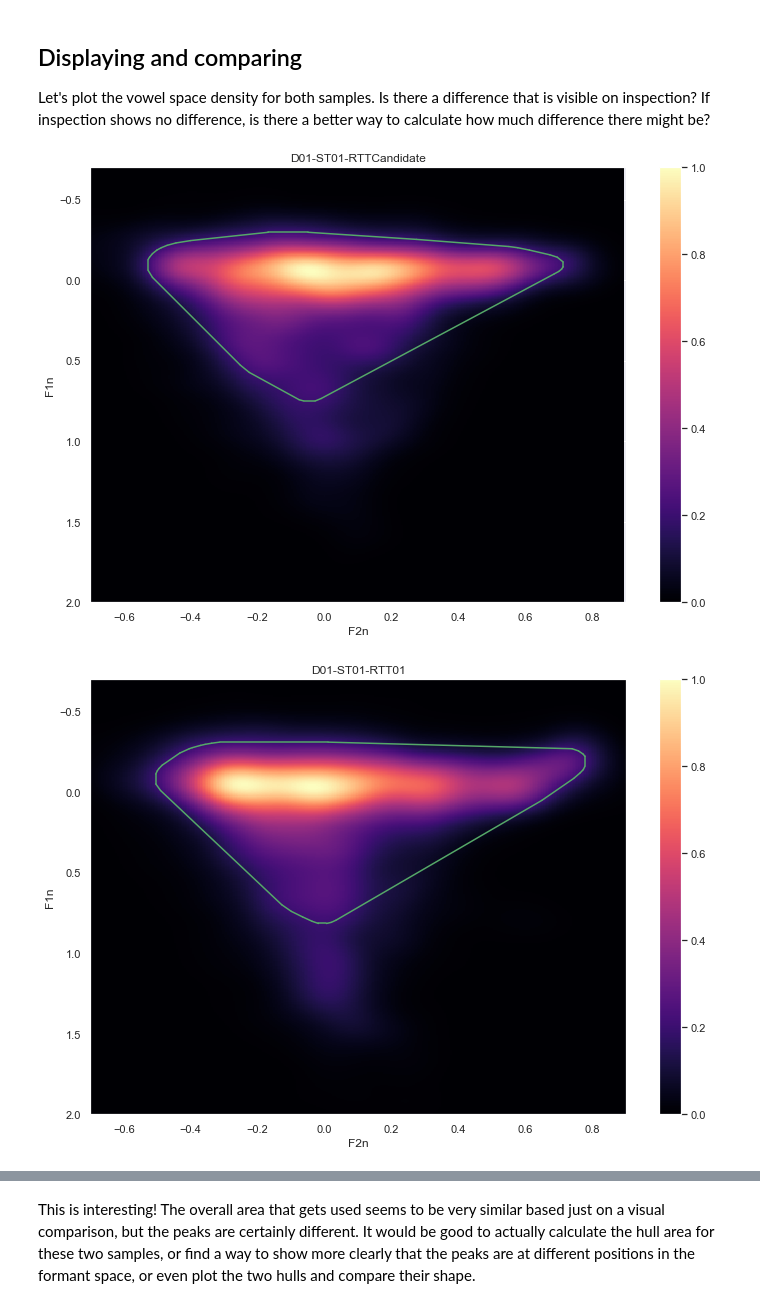
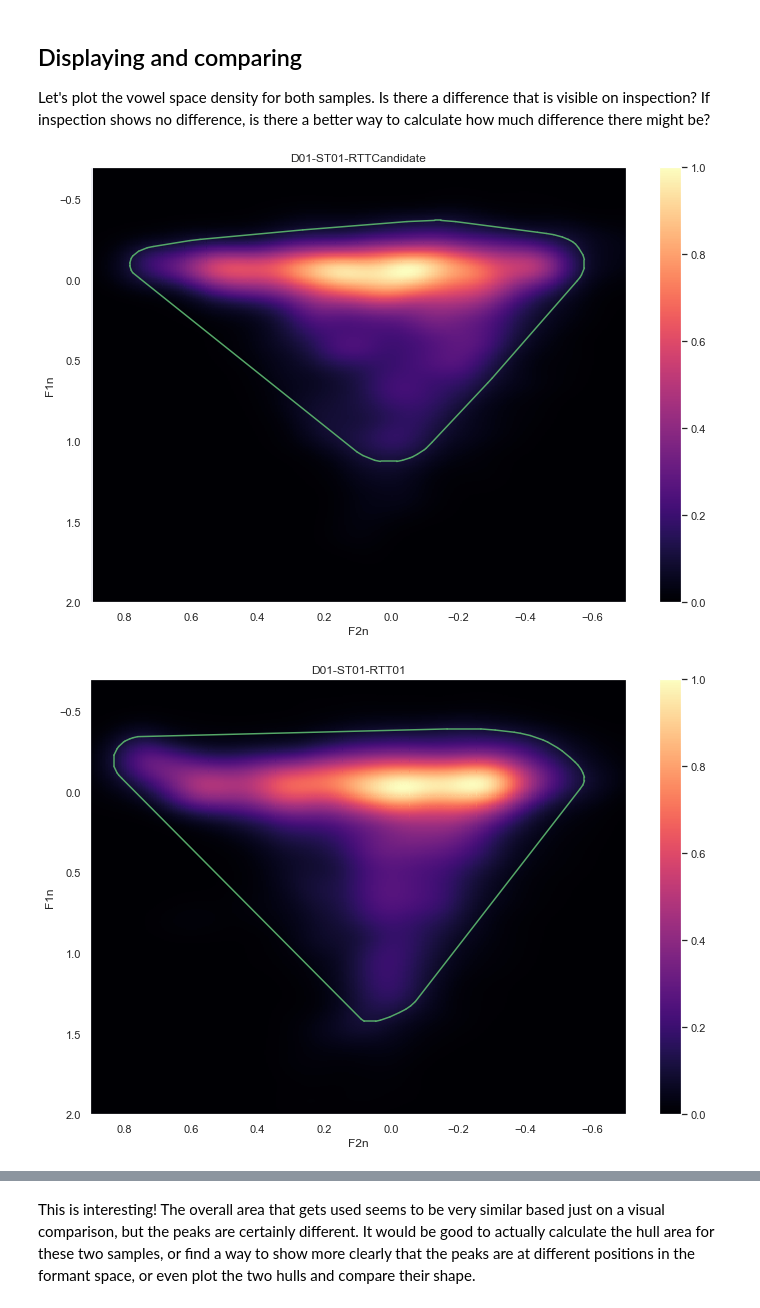
Before and after one commit to euangeleo/vsd-verify, a Jupyter notebook: Q1 - Same speaker different story/Q1 same speaker different story.ipynb, the cells around one changed output, grey strips where cells are left out. Drawn from its saved outputs; the diff is of its cells as text; code cells hidden in the pictures.

```diff
--- a/Q1 - Same speaker different story/Q1 same speaker different story.ipynb
+++ b/Q1 - Same speaker different story/Q1 same speaker different story.ipynb
@@ -216,6 +216,7 @@ def plot_vsd(F1n_frame, F2n_frame, plot_title,
     # TODO: check that incoming arguments are correct.
 
     fig, ax = plt.subplots()
+    ax.grid()
 
     # Evaluate a gaussian kde on a regular grid of nbins x nbins over data extents
     nbins=400
@@ -235,7 +236,7 @@ def plot_vsd(F1n_frame, F2n_frame, plot_title,
         plt.colorbar()
 
     ax.set_ylim(2.0, -0.7)  # decreasing F1
-    ax.set_xlim(-0.7, 0.9)
+    ax.set_xlim(0.9, -0.7)  # decreasing F2
     ax.set(xlabel='F2n', ylabel='F1n', title=plot_title)
 
     plt.rcParams['figure.figsize'] = [12, 8]
@@ -249,17 +250,18 @@ def plot_vsd(F1n_frame, F2n_frame, plot_title,
         for simplex in hull.simplices:
             plt.plot(vsd_filtered["x"].iloc[simplex], vsd_filtered["y"].iloc[simplex], 'g-')
 
-    ax.grid()
-
     if save_fig:
-        fig.savefig("{}.png".format(title))
+        if iso_3d:
+            fig.savefig("{}-iso.png".format(plot_title))
+        else:
+            fig.savefig("{}.png".format(plot_title))
     plt.show()
 # %%
-plot_vsd(formants1["F1n"], formants1["F2n"], file1_title, True, 0.2, False, False)
+plot_vsd(formants1["F1n"], formants1["F2n"], file1_title, True, 0.1, False, True)
 # %% [output]
-[figure, old version]
+[figure, new version]
 # %%
-plot_vsd(formants2["F1n"], formants2["F2n"], file2_title)
+plot_vsd(formants2["F1n"], formants2["F2n"], file2_title, True, 0.1, False, True)
 # %% [output]
-[figure, old version]
+[figure, new version]
 # %%
```
Also changed, not shown: parts of 2 cells of this notebook, 5 other files.
